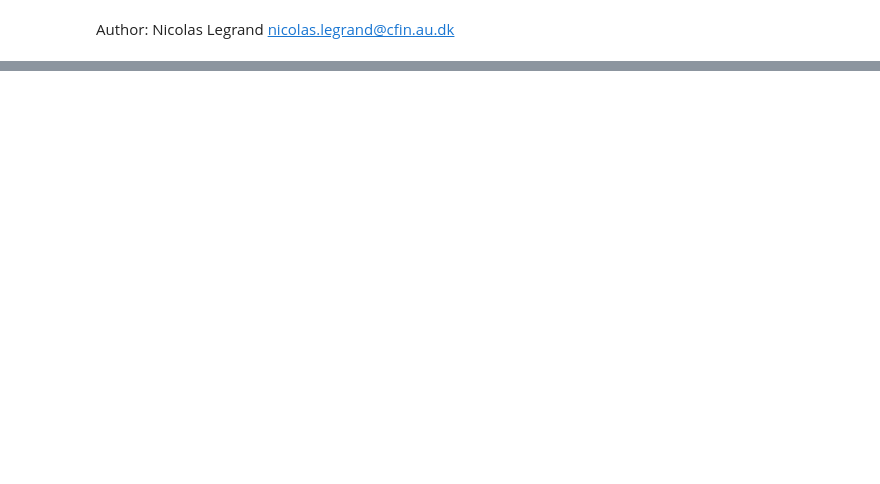
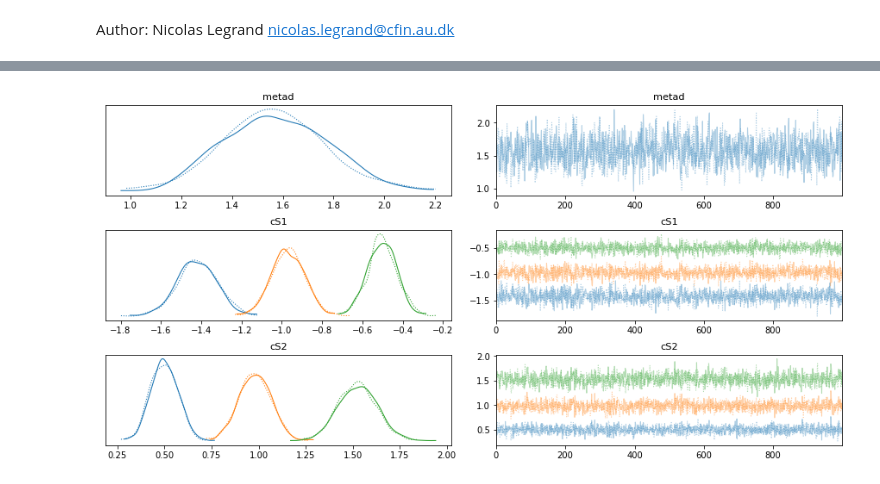
Before and after one commit to embodied-computation-group/metadpy, a Jupyter notebook: notebooks/Example 2 - Fitting Bayesian.ipynb, the cells around one changed output, grey strips where cells are left out. Cells and saved outputs as stored; diff of their text form; code cells hidden in the pictures; blank space fills up the shorter version.

```diff
--- a/notebooks/Example 2 - Fitting Bayesian.ipynb
+++ b/notebooks/Example 2 - Fitting Bayesian.ipynb
@@ -14,5 +26,5 @@ nR_S2 = np.array([2, 5, 15, 22, 33, 38, 40, 45])
 # %%
-hmetad(nR_S1=nR_S1, nR_S2=nR_S2, nRatings=4)
+model, traces = hmetad(nR_S1=nR_S1, nR_S2=nR_S2)
 # %% [output]
 Auto-assigning NUTS sampler...
 Initializing NUTS using jitter+adapt_diag...
@@ -19,0 +36,4 @@ KeyboardInterrupt:
+# %%
+az.plot_trace(traces);
+# %% [output]
+[figure, added]
```
Also changed, not shown: parts of 11 cells of this notebook.
